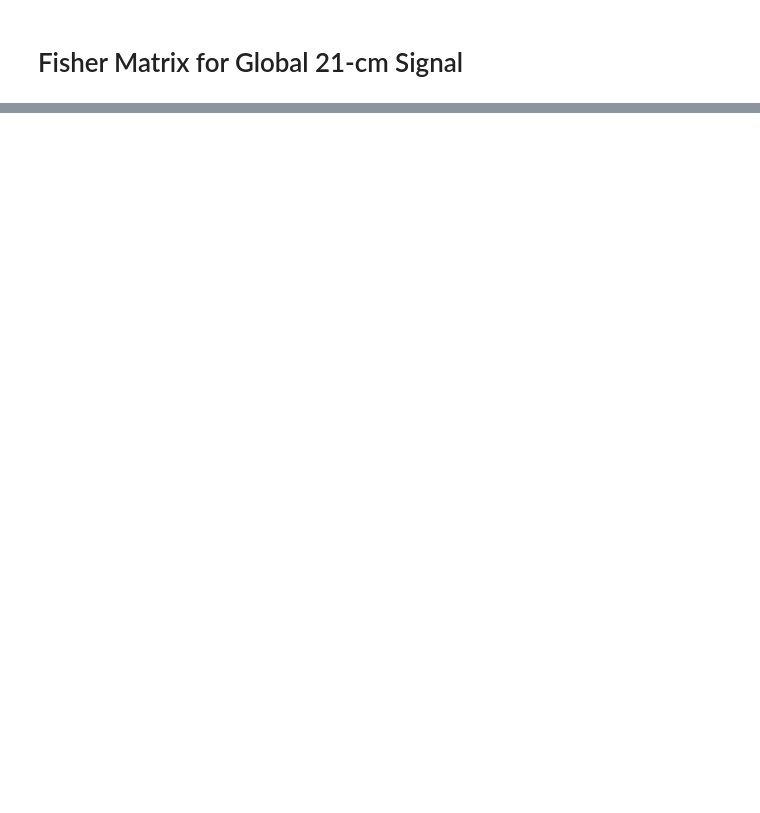
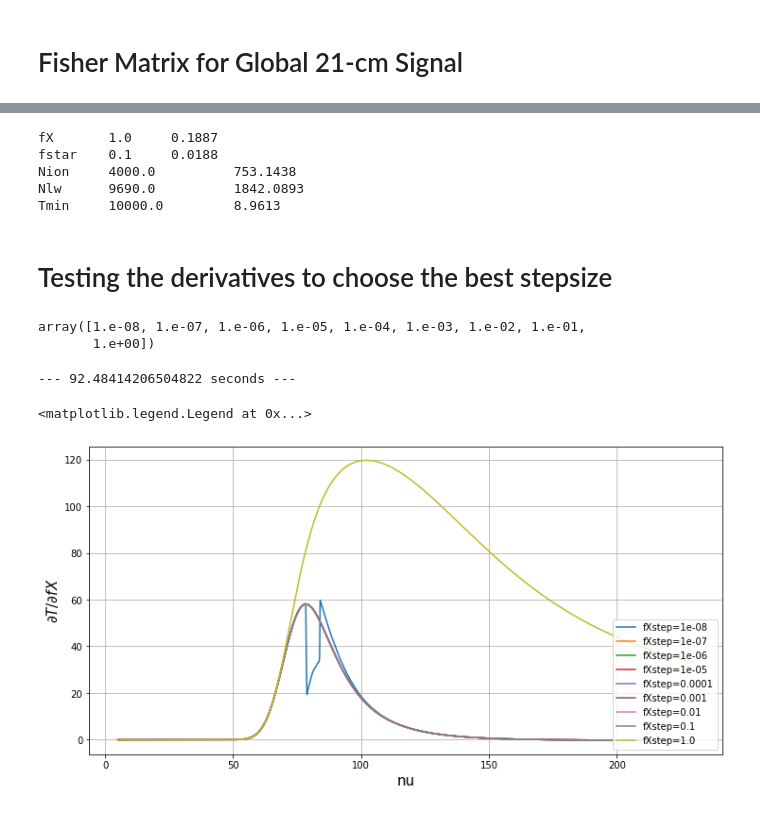
Before and after one commit to aryanrahimieh/ARES_Fisher, a Jupyter notebook: ARES_Fisher.ipynb, the cells around one changed output, grey strips where cells are left out. Cells and saved outputs as stored; diff of their text form; code cells hidden in the pictures; blank space fills up the shorter version.

```diff
--- a/ARES_Fisher.ipynb
+++ b/ARES_Fisher.ipynb
@@ -148,0 +231,9 @@ Tmin     10000.0         975.22
+# %%
+for i in range(5):
+    print(orderedNames[i], "\t", fids[i], "\t", np.round(np.sqrt(cov[i,i]),4))
+# %% [output]
+fX       1.0     0.1887
+fstar    0.1     0.0188
+Nion     4000.0          753.1438
+Nlw      9690.0          1842.0893
+Tmin     10000.0         8.9613
@@ -148,0 +259,43 @@ Tmin     10000.0         975.22
+# %% [markdown]
+# Testing the derivatives to choose the best stepsize
+# %%
+fXsteps = np.logspace(-8,0,9)
+# arr1 = np.logspace(-15,-1,15)
+# arr2 = np.logspace(-1,0,6)
+# fXsteps = np.concatenate((arr1,arr2), axis=0)
+
+fid_dict1 = {'fX': 1.0}
+step_dict = {'fX': 0.3}
+nu_test = np.linspace(5, 230, 1000)
+fXsteps
+# %% [output]
+array([1.e-08, 1.e-07, 1.e-06, 1.e-05, 1.e-04, 1.e-03, 1.e-02, 1.e-01,
+       1.e+00])
+# %%
+time0 = time.time()
+
+stability = {}
+for i, step in enumerate(fXsteps):
+    step_dict['fX'] = step
+    datadict1  = DataDict(nu_test,    fid_dict1, step_dict)
+    derivdict1 = DerivDict(datadict1, fid_dict1, step_dict)
+    if i==0:
+        stability['nu'] = derivdict1['nu']
+    stability[str(step)] = derivdict1['fX']
+
+print("--- %s seconds ---" % (time.time() - time0))
+# %% [output]
+--- 92.48414206504822 seconds ---
+# %%
+plt.subplots(figsize=(12,6))
+
+for i,step in enumerate(stability):
+#     print(i,step)
+    if i>0:
+        plt.plot(stability['nu'], stability[str(step)], label= "fXstep=" + str(step))
+
+plt.grid();plt.xlabel("nu",fontsize=15);plt.ylabel("$\partial T / \partial fX$",fontsize=15)
+plt.savefig("deriv_nu_fX.pdf"); plt.legend(loc='lower right')
+# %% [output]
+<matplotlib.legend.Legend at 0x...>
+[figure, added]
```
Also changed, not shown: parts of 43 cells of this notebook.
